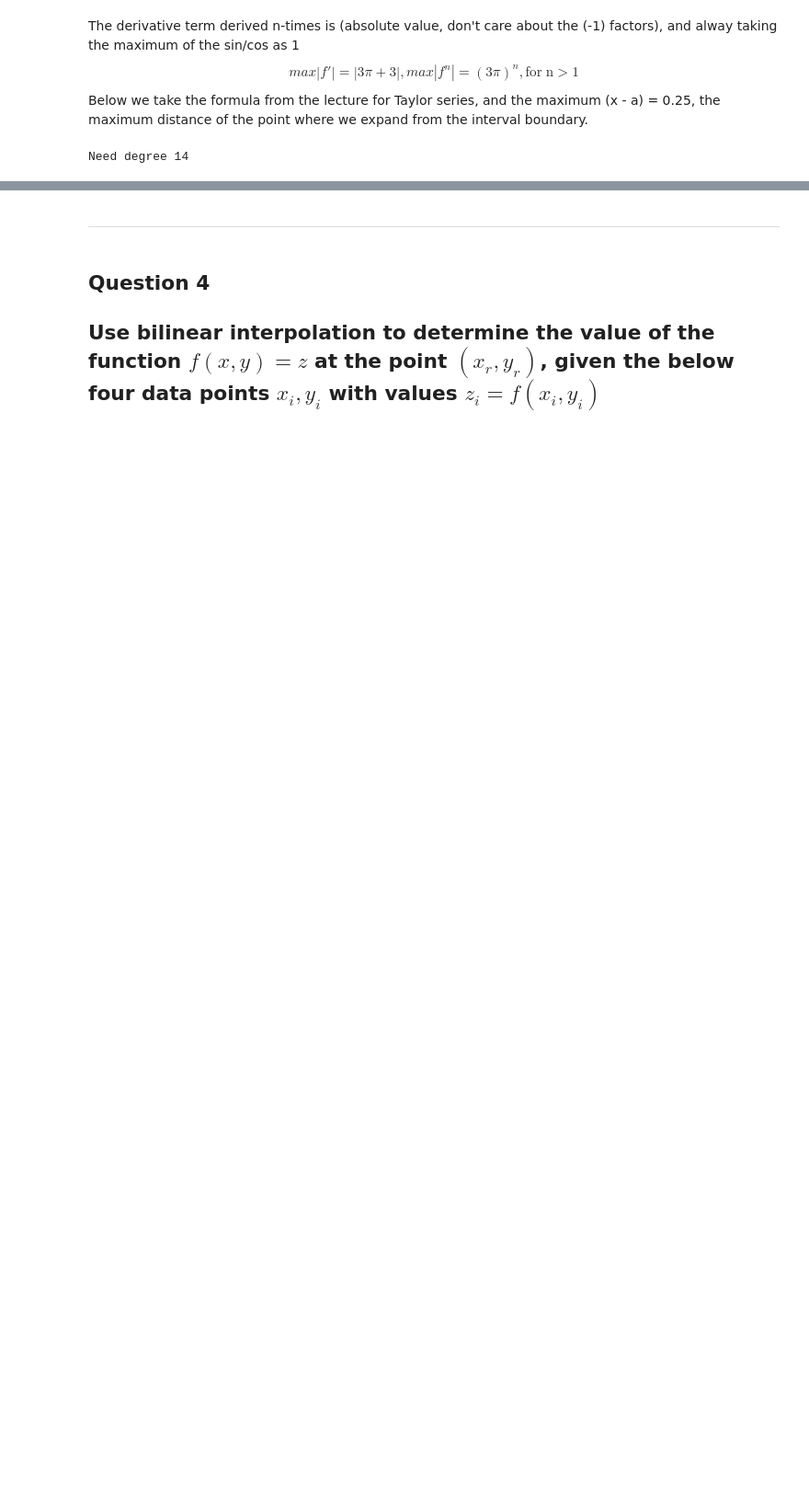
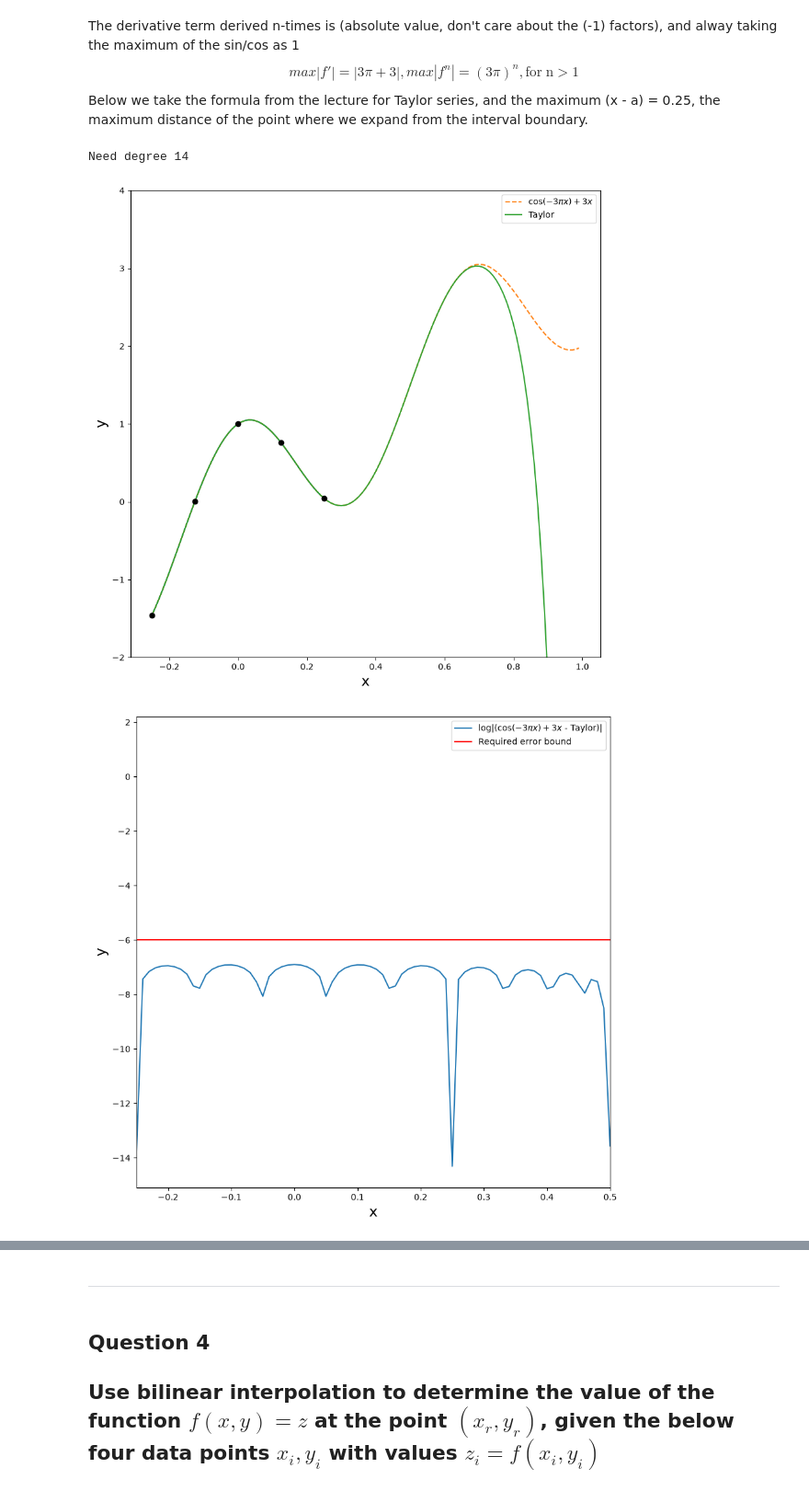
Before and after one commit to MarcusFri/NumAstro2026W_MarcusFrischherz_08225094, a Jupyter notebook: Exercise sheet Nr. 4.ipynb, the cells around one changed output, grey strips where cells are left out. Shown at 92% size. Cells and saved outputs as stored; diff of their text form; code cells hidden in the pictures; blank space fills up the shorter version.

Commit message:
Play with taylor functions

```diff
--- a/Exercise sheet Nr. 4.ipynb
+++ b/Exercise sheet Nr. 4.ipynb
@@ -151,3 +135,41 @@ for j in range(100):
 print(f'Need degree {j}')
 # %% [output]
 Need degree 14
+# %%
+def func(x):
+    return np.cos(-3 * np.pi * x) + 3*x
+
+xi = np.arange(-0.25,1,0.01)
+xdum = np.arange(-0.25,0.25,0.01)
+x = np.array([-0.25,-0.125,0,0.125,0.25])
+y = np.cos(-3*np.pi*x) + 3*x
+ydum = np.cos(-3*np.pi*xdum) + 3*xdum
+yi = np.cos(-3*np.pi*xi) + 3*xi
+
+tayl = interpolate.approximate_taylor_polynomial(func, 0, 14, 0.5)
+#print(tayl)
+
+plt.figure(figsize=(10,10))
+plt.plot(xdum,ydum)
+plt.plot(xi,yi,'--', label=r'$\cos(-3 \pi x) + 3 x$')
+plt.plot(xi, tayl(xi), label='Taylor')
+plt.ylim(-2,4)
+plt.plot(x,y,'o',c='black')
+plt.xlabel('x',fontsize=17)
+plt.ylabel('y',fontsize=17)
+plt.legend()
+plt.show()
+
+plt.figure(figsize=(10, 10))
+plt.plot(xi, np.log10(abs(func(xi) - tayl(xi))),
+         label=r'$\log |(\cos(-3\pi x) + 3x$ - Taylor)|')
+plt.xlabel('x', fontsize=17)
+plt.ylabel('y', fontsize=17)
+plt.axhline(-6, color='red', label='Required error bound')
+#plt.ylim(-1e-6, 1e-6)
+plt.xlim(-0.25, .5)
+plt.legend()
+plt.show()
+# %% [output]
+[figure, added]
+[figure, added]
```
Also changed, not shown: parts of 4 cells of this notebook.
